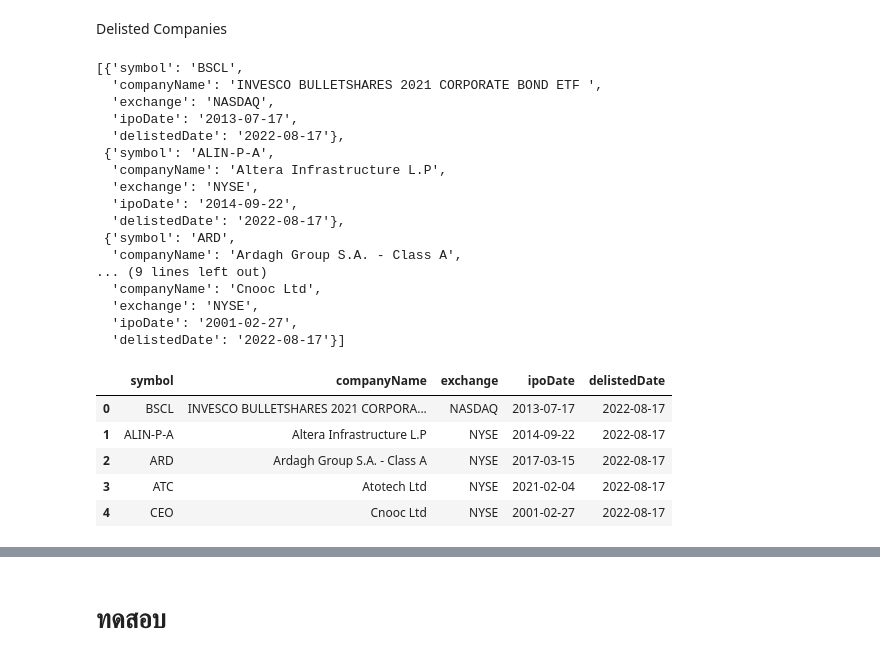
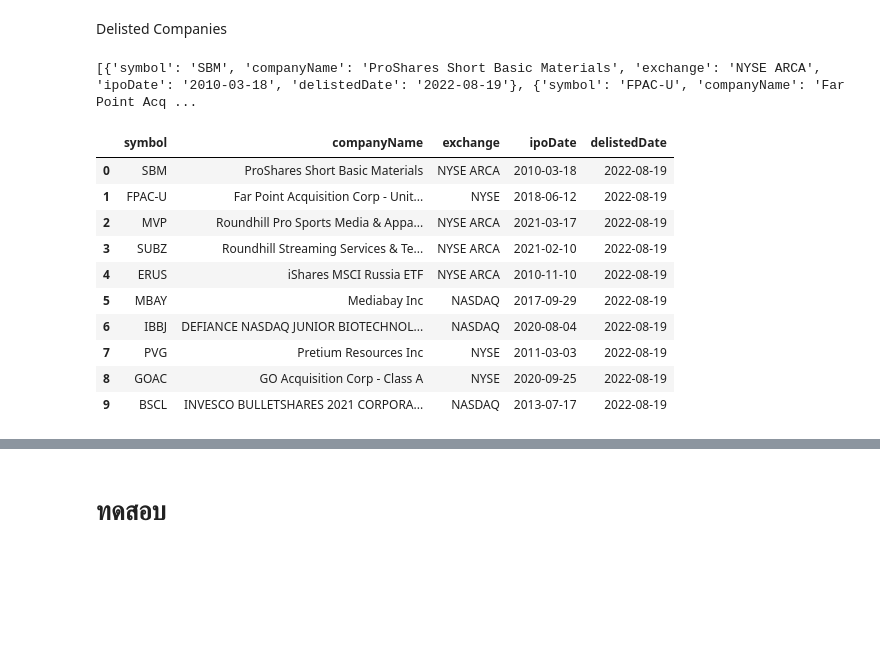
Before and after one commit to kenpurin/FMP_API, a Jupyter notebook: code_de_for_FMP.ipynb, the cells around one changed output, grey strips where cells are left out. Saved outputs shown, nothing was run; the diff lists cells and outputs as text; code cells hidden in the pictures; blank space fills up the shorter version.

```diff
--- a/code_de_for_FMP.ipynb
+++ b/code_de_for_FMP.ipynb
@@ -218,44 +195,59 @@ conn.close()
 (91, 'AAPL', '1987-05-11', 'May 11, 87', 0.000536, 0.06, '', '', '')
 # %% [markdown]
 Delisted Companies
-# %%
-#Data Delisted companies
-limit: int = 10
-#print(f"Delisted Companies: {fmpsdk.delisted_companies(apikey=apikey, limit=limit)}")
-fmpsdk.delisted_companies(apikey=apikey, limit=limit)
-# %% [output]
-[{'symbol': 'BSCL',
-  'companyName': 'INVESCO BULLETSHARES 2021 CORPORATE BOND ETF ',
-  'exchange': 'NASDAQ',
-  'ipoDate': '2013-07-17',
-  'delistedDate': '2022-08-17'},
- {'symbol': 'ALIN-P-A',
-  'companyName': 'Altera Infrastructure L.P',
-  'exchange': 'NYSE',
-  'ipoDate': '2014-09-22',
-  'delistedDate': '2022-08-17'},
- {'symbol': 'ARD',
-  'companyName': 'Ardagh Group S.A. - Class A',
-... (9 lines left out)
-  'companyName': 'Cnooc Ltd',
-  'exchange': 'NYSE',
-  'ipoDate': '2001-02-27',
-  'delistedDate': '2022-08-17'}]
+# %%
+#!/usr/bin/env python
+
+try:
+    # For Python 3.0 and later
+    from urllib.request import urlopen
+except ImportError:
+    # Fall back to Python 2's urllib2
+    from urllib2 import urlopen
+
+import certifi
+import json
+
+def get_jsonparsed_data(url):
+    """
+    Receive the content of ``url``, parse it as JSON and return the object.
+
+    Parameters
+    ----------
+    url : str
+
+    Returns
+    -------
+    dict
+    """
+    response = urlopen(url, cafile=certifi.where())
+    data = response.read().decode("utf-8")
+    return json.loads(data)
+
+url_dc = ("https://financialmodelingprep.com/api/v3/delisted-companies?page=0&apikey=8ffff08324836e69d3593a5c14dfc86d")
+print(get_jsonparsed_data(url_dc))
+# %% [output]
+[{'symbol': 'SBM', 'companyName': 'ProShares Short Basic Materials', 'exchange': 'NYSE ARCA', 'ipoDate': '2010-03-18', 'delistedDate': '2022-08-19'}, {'symbol': 'FPAC-U', 'companyName': 'Far Point Acq ...
 # %%
 #แปลงค่าที่รับมาจาก api ให้อยู่ในรูปแบบ dataframe
 #keep value from api in data_dc
-limit=10
-data_dc=fmpsdk.delisted_companies(apikey=apikey, limit=limit)
+
+data_dc=get_jsonparsed_data(url_dc)
 
 df_dc = pd.json_normalize(data_dc)
 df_dc.head(10)
 # %% [output]
 |  | symbol | companyName | exchange | ipoDate | delistedDate |
-| 0 | BSCL | INVESCO BULLETSHARES 2021 CORPORA... | NASDAQ | 2013-07-17 | 2022-08-17 |
-| 1 | ALIN-P-A | Altera Infrastructure L.P | NYSE | 2014-09-22 | 2022-08-17 |
-| 2 | ARD | Ardagh Group S.A. - Class A | NYSE | 2017-03-15 | 2022-08-17 |
-| 3 | ATC | Atotech Ltd | NYSE | 2021-02-04 | 2022-08-17 |
-| 4 | CEO | Cnooc Ltd | NYSE | 2001-02-27 | 2022-08-17 |
+| 0 | SBM | ProShares Short Basic Materials | NYSE ARCA | 2010-03-18 | 2022-08-19 |
+| 1 | FPAC-U | Far Point Acquisition Corp - Unit... | NYSE | 2018-06-12 | 2022-08-19 |
+| 2 | MVP | Roundhill Pro Sports Media & Appa... | NYSE ARCA | 2021-03-17 | 2022-08-19 |
+| 3 | SUBZ | Roundhill Streaming Services & Te... | NYSE ARCA | 2021-02-10 | 2022-08-19 |
+| 4 | ERUS | iShares MSCI Russia ETF | NYSE ARCA | 2010-11-10 | 2022-08-19 |
+| 5 | MBAY | Mediabay Inc | NASDAQ | 2017-09-29 | 2022-08-19 |
+| 6 | IBBJ | DEFIANCE NASDAQ JUNIOR BIOTECHNOL... | NASDAQ | 2020-08-04 | 2022-08-19 |
+| 7 | PVG | Pretium Resources Inc | NYSE | 2011-03-03 | 2022-08-19 |
+| 8 | GOAC | GO Acquisition Corp - Class A | NYSE | 2020-09-25 | 2022-08-19 |
+| 9 | BSCL | INVESCO BULLETSHARES 2021 CORPORA... | NASDAQ | 2013-07-17 | 2022-08-19 |
 # %%
 #สร้าง ID
 m = [i for i in range (len(df_dc)) ]
```
Also changed, not shown: parts of 13 cells of this notebook.
